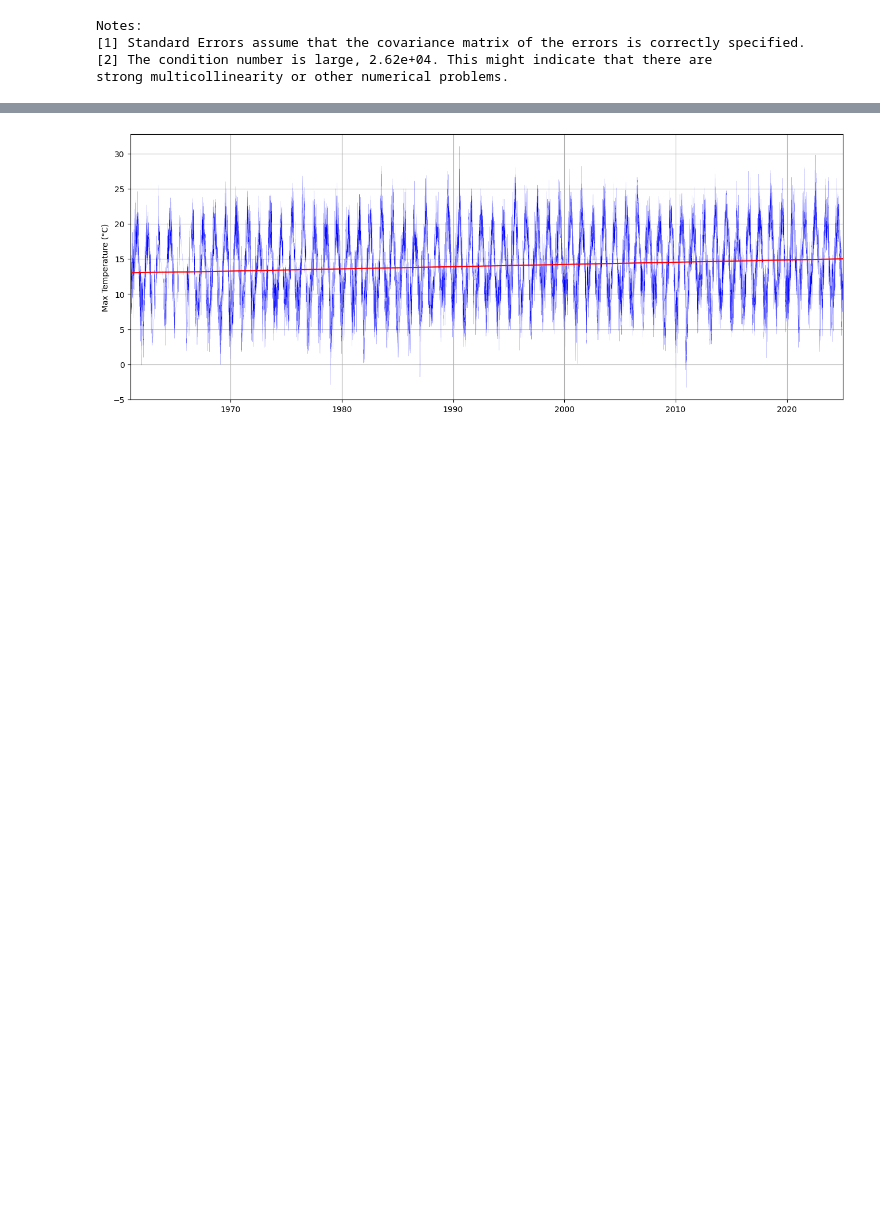
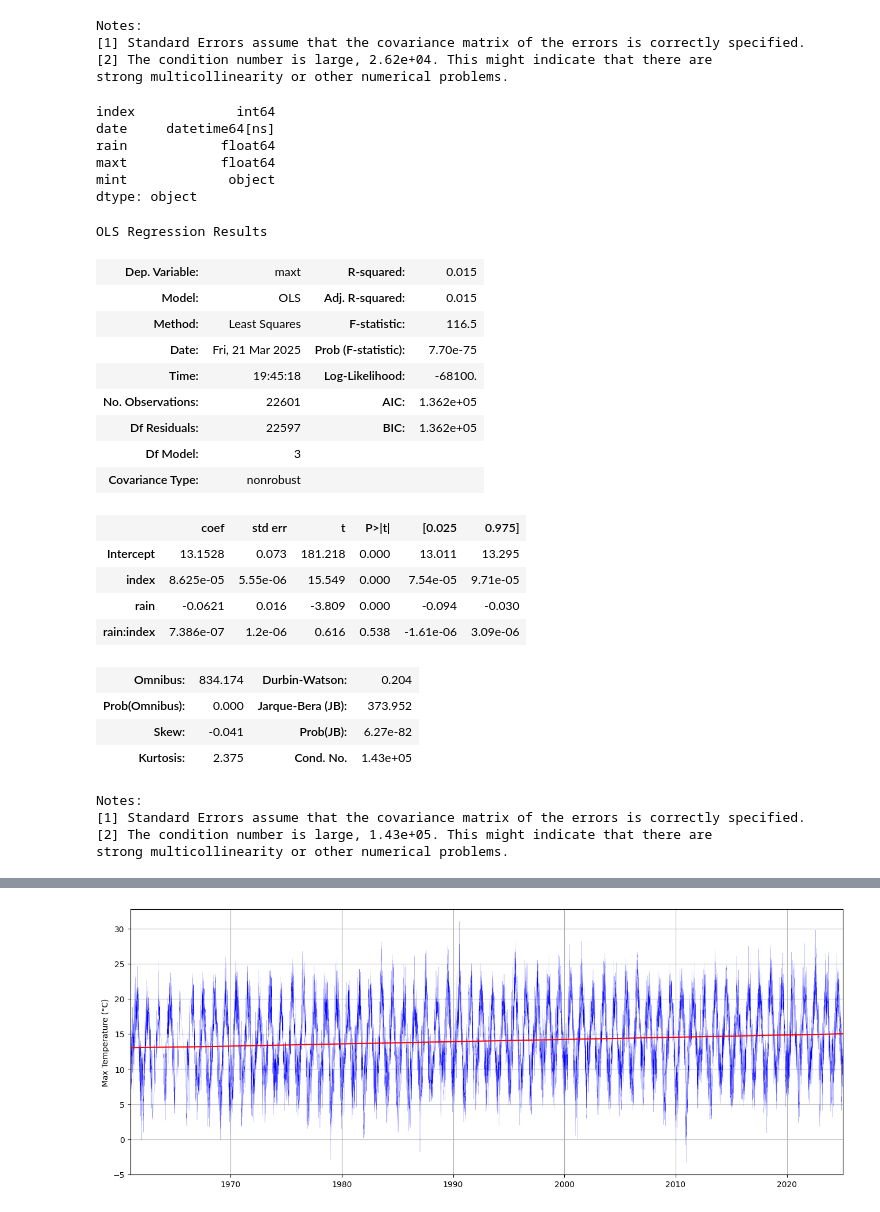
Before and after one commit to anthonynolan/climate, a Jupyter notebook: first.ipynb, the cells around one changed output, grey strips where cells are left out. Cells and saved outputs as stored; diff of their text form; code cells hidden in the pictures; blank space fills up the shorter version.

```diff
--- a/first.ipynb
+++ b/first.ipynb
@@ -123,6 +131,43 @@ Notes:
 [1] Standard Errors assume that the covariance matrix of the errors is correctly specified.
 [2] The condition number is large, 2.62e+04. This might indicate that there are
 strong multicollinearity or other numerical problems.
+# %%
+max_t_rows.dtypes
+# %% [output]
+index             int64
+date     datetime64[ns]
+rain            float64
+maxt            float64
+mint             object
+dtype: object
+# %%
+import statsmodels.formula.api as smf
+results = smf.ols(formula='maxt ~ index + rain + rain*index', data=max_t_rows).fit()
+results.summary()
+# %% [output]
+OLS Regression Results
+| Dep. Variable: | maxt | R-squared: | 0.015 |
+| Model: | OLS | Adj. R-squared: | 0.015 |
+| Method: | Least Squares | F-statistic: | 116.5 |
+| Date: | Fri, 21 Mar 2025 | Prob (F-statistic): | 7.70e-75 |
+| Time: | 19:45:18 | Log-Likelihood: | -68100. |
+| No. Observations: | 22601 | AIC: | 1.362e+05 |
+| Df Residuals: | 22597 | BIC: | 1.362e+05 |
+| Df Model: | 3 |  |  |
+| Covariance Type: | nonrobust |  |  |
+|  | coef | std err | t | P>|t| | [0.025 | 0.975] |
+| Intercept | 13.1528 | 0.073 | 181.218 | 0.000 | 13.011 | 13.295 |
+| index | 8.625e-05 | 5.55e-06 | 15.549 | 0.000 | 7.54e-05 | 9.71e-05 |
+| rain | -0.0621 | 0.016 | -3.809 | 0.000 | -0.094 | -0.030 |
+| rain:index | 7.386e-07 | 1.2e-06 | 0.616 | 0.538 | -1.61e-06 | 3.09e-06 |
+| Omnibus: | 834.174 | Durbin-Watson: | 0.204 |
+| Prob(Omnibus): | 0.000 | Jarque-Bera (JB): | 373.952 |
+| Skew: | -0.041 | Prob(JB): | 6.27e-82 |
+| Kurtosis: | 2.375 | Cond. No. | 1.43e+05 |
+Notes:
+[1] Standard Errors assume that the covariance matrix of the errors is correctly specified.
+[2] The condition number is large, 1.43e+05. This might indicate that there are
+strong multicollinearity or other numerical problems.
 # %%
 results.params
 # %% [output]
```
Also changed, not shown: parts of 10 cells of this notebook.
